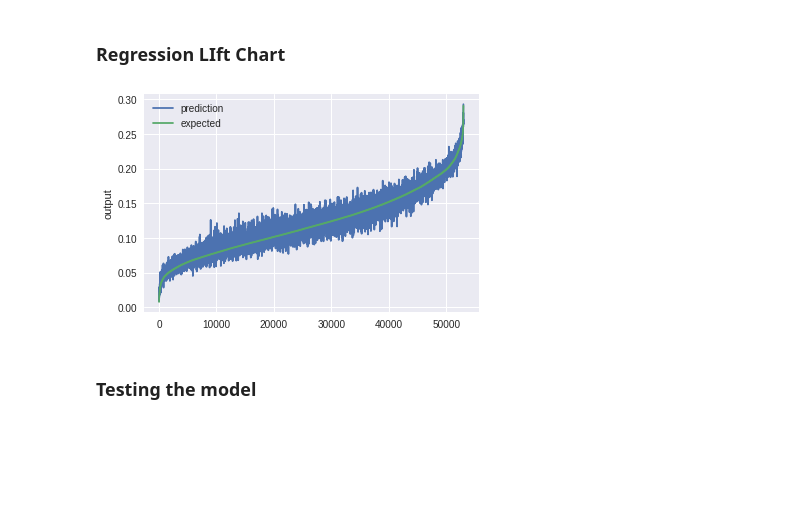
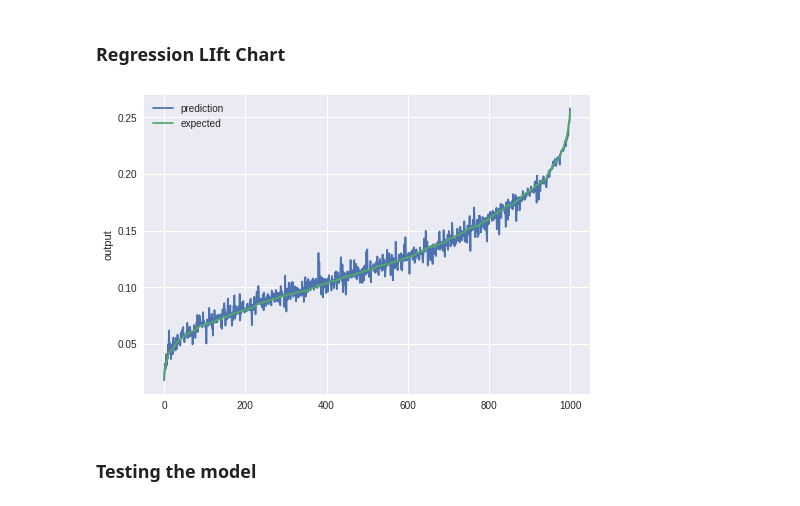
Before and after one commit to dean-sh/Pixel-Regression-with-Deep-Learning, a Jupyter notebook: FC_regression.ipynb, the cells around one changed output. Cells and saved outputs as stored; diff of their text form; code cells hidden in the pictures; blank space fills up the shorter version.

```diff
--- a/FC_regression.ipynb
+++ b/FC_regression.ipynb
@@ -250,11 +228,11 @@ norm_x = data_normalization(full_image_array, minval, maxval)
 
 # print(max,min)
 # img_x, img_y = 31, 31
-augmentation_size = 11
+augmentation_size = 5
 input_size = (augmentation_size, augmentation_size, 1)
 
 batch_size = 64
-epochs =100
+epochs =500
 
 def input_handling_and_saving():
   (x_train, y_train) = data_augmentation(norm_x, augmentation_size)
@@ -318,6 +296,7 @@ def input_handling_and_saving():
 
   np.save('drive/elisra_dl_course_project/x_test_aug11', x_test)
   np.save('drive/elisra_dl_course_project/y_test_aug11', y_test)
+  return x_train, y_train, x_val, y_val, x_test, y_test
 
 
 
@@ -333,7 +312,7 @@ def input_loading():
 
   return x_train, y_train, x_val, y_val, x_test, y_test
 
-# input_handling_and_saving()
+# (x_train, y_train, x_val, y_val, x_test, y_test) = input_handling_and_saving()
 
 (x_train, y_train, x_val, y_val, x_test, y_test) = input_loading()
 
@@ -360,14 +339,18 @@ print(x_test.shape[0], 'test samples')
 
 
 model = Sequential()
-model.add(Conv2D(16, (5, 5), padding='same', strides=(2, 2), activation='relu', input_shape=input_size))
-model.add(Conv2D(16, (5, 5), padding='same', strides=(2, 2), activation='relu', input_shape=input_size))
+model.add(Conv2D(8, (5, 5), padding='same', strides=(1, 1), activation='relu', input_shape=input_size))
 
-model.add(Conv2D(32, (5, 5), padding='same', strides=(2, 2), activation='relu'))
-model.add(Conv2D(32, (5, 5), padding='same', strides=(2, 2), activation='relu'))
+model.add(Conv2D(16, (5, 5), padding='same', strides=(1, 1), activation='relu'))
 
-model.add(Conv2D(64, (5, 5), padding='same', strides=(2, 2), activation='relu'))
-model.add(Conv2D(64, (5, 5), padding='same', strides=(2, 2), activation='relu'))
+model.add(MaxPooling2D(pool_size=(2, 2)))
+
+model.add(Conv2D(32, (5, 5), padding='same', strides=(1, 1), activation='relu'))
+
+model.add(Conv2D(64, (5, 5), padding='same', strides=(1, 1), activation='relu'))
+model.add(Dropout(0.1))
+
+model.add(MaxPooling2D(pool_size=(2, 2)))
 
 model.add(Flatten())
 model.add(Dense(512, activation='relu', kernel_initializer='normal'))
@@ -377,7 +360,7 @@ model.add(Dense(1, kernel_initializer='normal'))
 
 # print(model.summary())
 
-filepath='drive/elisra_dl_course_project/Regression_CNN_3_1.weights-improvement-{epoch:02d}.h5'
+filepath='drive/elisra_dl_course_project/Regression_CNN_4_2.weights-improvement-{epoch:02d}.h5'
 mc = ModelCheckpoint(filepath, monitor='val_loss', verbose=1, save_best_only=True, mode='auto', save_weights_only=True)
 
 tbCallBack = TensorBoard(log_dir='./log', histogram_freq=1,
@@ -411,6 +394,6 @@ plt.show(block=True)
 
 from keras.models import load_model
 
-model.save('drive/elisra_dl_course_project/Regression_CNN_3_1.h5')  # creates a HDF5 file 'my_model.h5'
+model.save('drive/elisra_dl_course_project/Regression_CNN_4_2.h5')  # creates a HDF5 file 'my_model.h5'
 # %% [output]
 (10000, 31, 31, 1)
@@ -453,29 +436,31 @@ model.save('drive/elisra_dl_course_project/Regression_CNN_3_2.h5')  # creates a
 ### **Regression LIft Chart**
 # %%
 import pandas as pd
+model.load_weights('drive/elisra_dl_course_project/.h5')
+model.compile(optimizer='adam', loss='mean_squared_error')
 
 # Regression chart.
 def chart_regression(pred,y,sort=True):
     t = pd.DataFrame({'pred' : pred, 'y' : y.flatten()})
     if sort:
         t.sort_values(by=['y'],inplace=True)
     b = plt.plot(t['pred'].tolist(),label='prediction')
 
     a = plt.plot(t['y'].tolist(),label='expected')
     plt.ylabel('output')
     plt.legend()
     plt.show()
 
 
 # Predict and measure RMSE
-predict = model.predict(x_test)
+predict = model.predict(x_test[1000:2000])
 # score = np.sqrt(metrics.mean_squared_error(pred,y_test))
 # print("Score (RMSE): {}".format(score))
 
 # Plot the chart
-chart_regression(predict.flatten(),y_test)
+chart_regression(predict.flatten(),y_test[1000:2000])
 # %% [output]
-[figure, old version]
+[figure, new version]
 # %% [markdown]
 ### **Testing the model**
 # %% [markdown]
```
Also changed, not shown: parts of 10 cells of this notebook.
